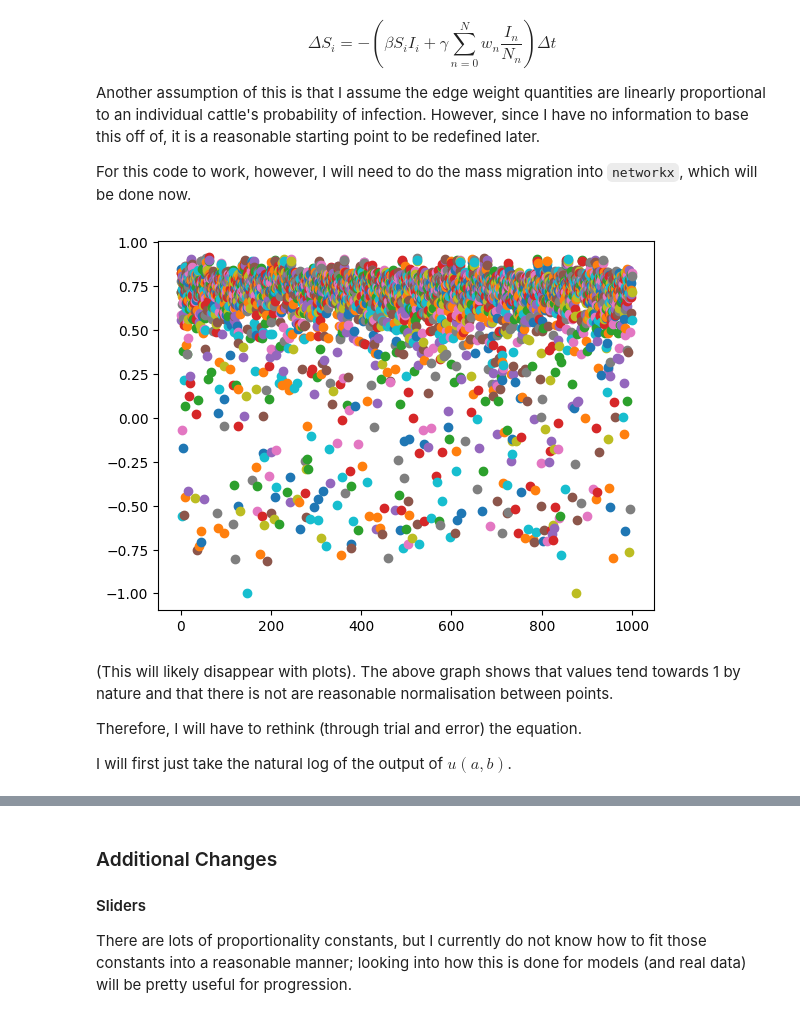
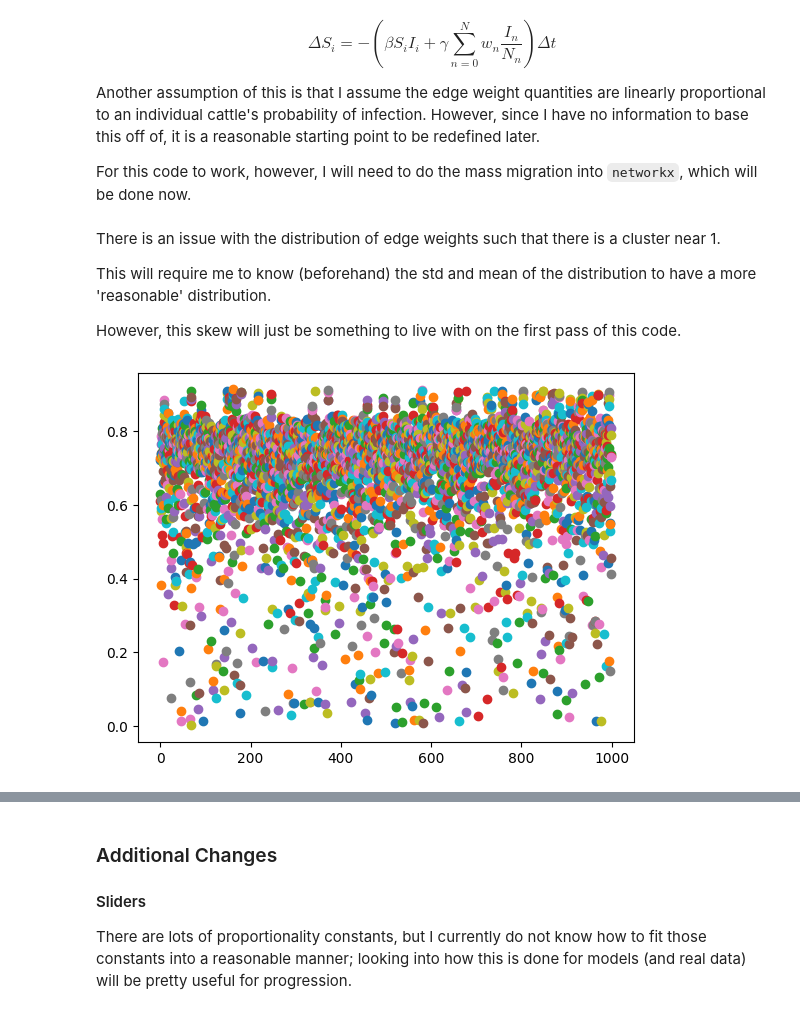
Before and after one commit to r-okotie179/diseaseModelling, a Jupyter notebook: test.ipynb, the cells around one changed output, grey strips where cells are left out. Drawn from its saved outputs; the diff is of its cells as text; code cells hidden in the pictures.

```diff
--- a/test.ipynb
+++ b/test.ipynb
@@ -532,6 +532,12 @@ for idx, farm in sample.iterrows():
 
 #v = G.nodes[5]['N']
 #print(np.array(v))
+# %% [markdown]
+There is an issue with the distribution of edge weights such that there is a cluster near 1.
+
+This will require me to know (beforehand) the std and mean of the distribution to have a more 'reasonable' distribution.
+
+However, this skew will just be something to live with on the first pass of this code.
 # %%
 def u(a,b): # node characteristics
   a_num = G.nodes[a]['N']
@@ -539,48 +545,47 @@ def u(a,b): # node characteristics
   a_pos = np.array(G.nodes[a]['position'])
   b_pos = np.array(G.nodes[b]['position'])
   u = (a_num * np.linalg.norm(a_pos - b_pos)) / b_num
-  u = np.log(np.log(u+0.001) # to avoid log or 0 error
+  u = (np.log(u+0.001)) # to avoid log or 0 error
   return u.astype('float')
 
 def f(a,b):
   z = u(a,b)
   q = (2/np.pi) * np.arctan(z)
-  return q
+  return np.abs(q)
 # %%
 # edge creation
 k=4 # slider pararmeter
 
 pos = nx.get_node_attributes(G, 'position')
 pos_attr = pd.DataFrame(list(pos.values()), columns=['x','y'])
 kdt = KD_Tree(positions_df)
 kdt.build()
 
 for node_idx in range(len(sample)):
   node = G.nodes[node_idx]
 
   # query must be a DataFrame
   qry = pos_attr.iloc[[node_idx]]
   neighbours = kdt.get_knn(qry, k)
 
   for idx in range(k):
     comp_node_obj, comp_dist = neighbours[idx]
     comp_node = sample.loc[comp_node_obj.data.name]
     #print(f"{comp_node.name}\n")
     n = node_idx
     c = comp_node.name
     p = f(n, c)
     rand = np.random.uniform(0, 1)
+    dnar = np.random.uniform(0,1) # there is now random chance of connection, since I don't want to spend more time on this
     plt.scatter(node_idx, p)
-    if rand <= p:
+    if rand <= dnar:
       G.add_edge(n, c, weight=p)
+
+plt.ylim(0,1)
+plt.grid(alpha=0.77)
+plt.show()
 # %% [output]
-[figure, old version]
+[figure, new version]
-# %% [markdown]
-(This will likely disappear with plots). The above graph shows that values tend towards 1 by nature and that there is not are reasonable normalisation between points.
-
-Therefore, I will have to rethink (through trial and error) the equation.
-
-I will first just take the natural log of the output of $u(a,b)$.
 # %%
 nx.draw(G, node_size=3)
 # %% [output]
```
Also changed, not shown: parts of 2 cells of this notebook.
